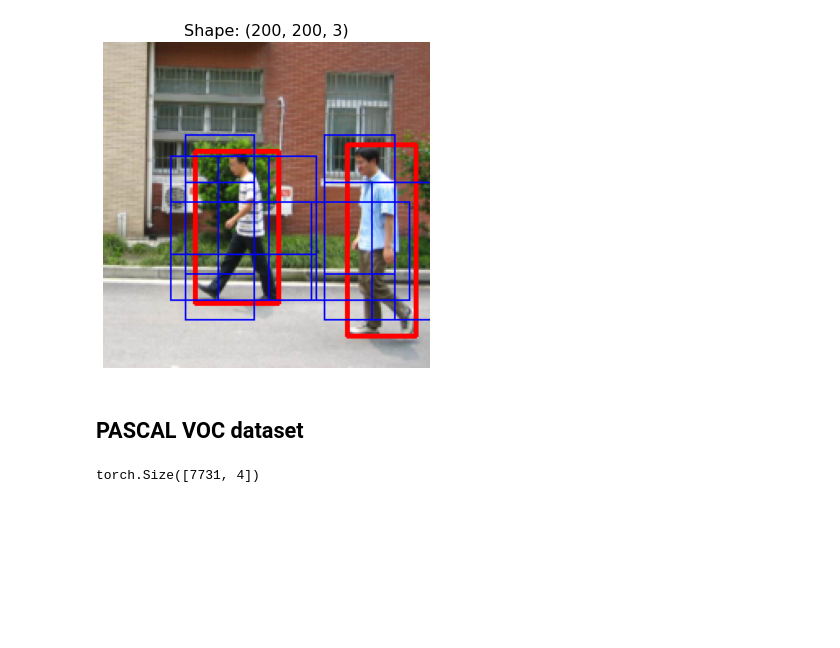
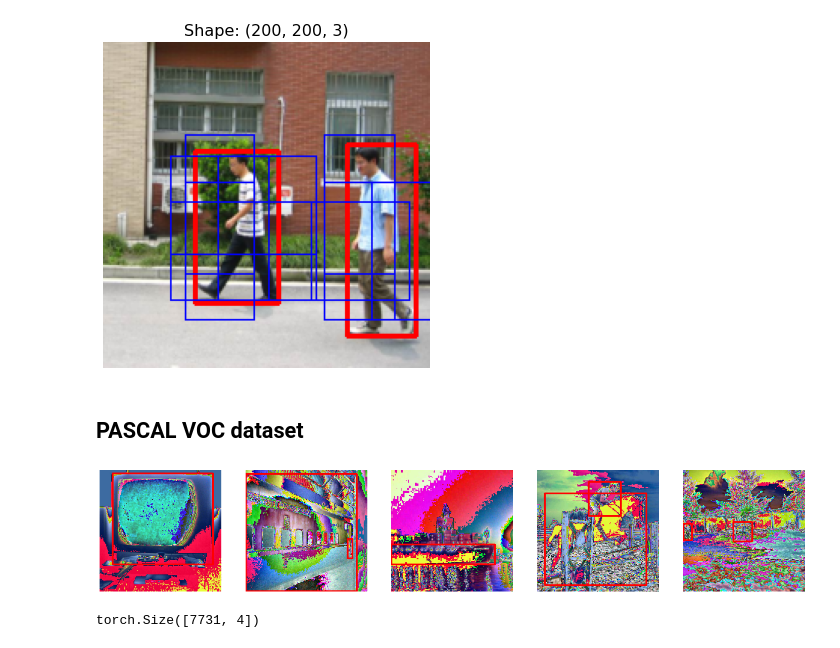
Before and after one commit to MIchaelKa/detection-tutorial, a Jupyter notebook: detection-tutorial.ipynb, the cells around one changed output. Drawn from its saved outputs; the diff is of its cells as text; code cells hidden in the pictures; blank space fills up the shorter version.

Commit message:
Normalize and RandomFlip

```diff
--- a/detection-tutorial.ipynb
+++ b/detection-tutorial.ipynb
@@ -168,6 +165,10 @@ from utils import generate_anchors
 # %%
 # dataset = PascalVOCDataset('/content/pascal-voc/', 'TRAIN', get_transform(train=True))
 dataset = PascalVOCDataset('./pascal-voc/', 'TRAIN', get_transform(train=True))
+# %%
+show_dataset(dataset, random=False)
+# %% [output]
+[figure, added]
 # %%
 generate_anchors_settings = dict(
     clip=True,
```
Also changed, not shown: parts of 4 cells of this notebook, 3 other files.
